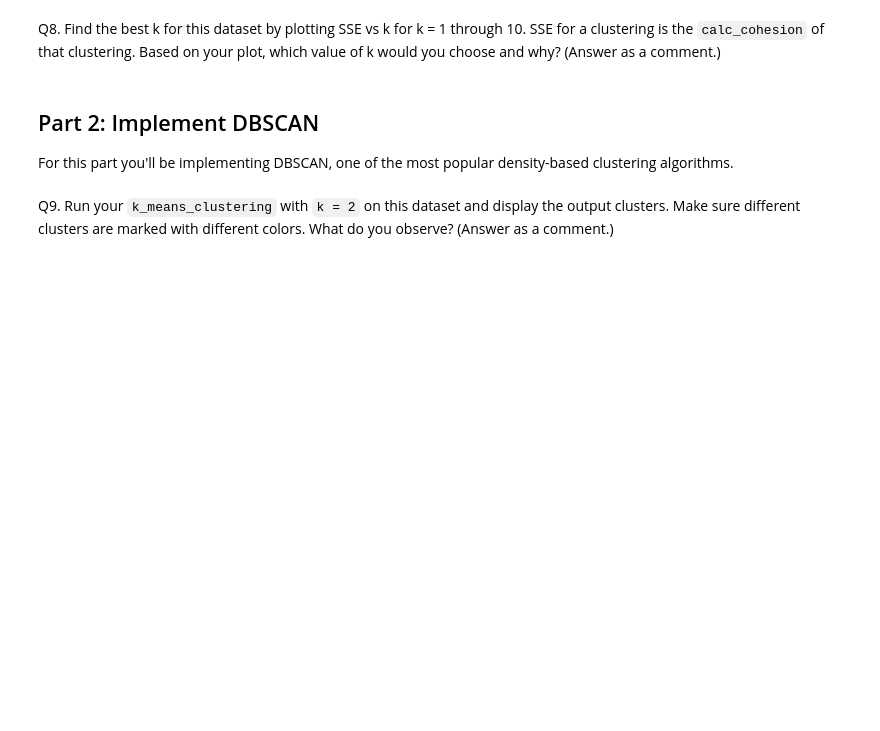
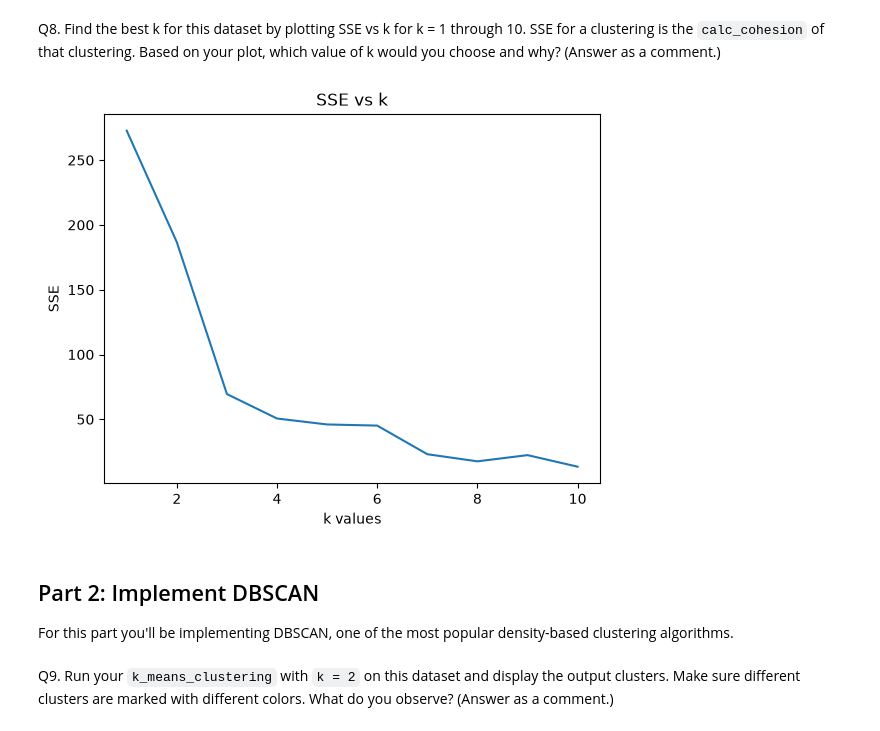
Before and after one commit to sajyra/ml_hw5, a Jupyter notebook: Assignment5.ipynb, the cells around one changed output. Saved outputs shown, nothing was run; the diff lists cells and outputs as text; code cells hidden in the pictures; blank space fills up the shorter version.

```diff
--- a/Assignment5.ipynb
+++ b/Assignment5.ipynb
@@ -152,3 +163,23 @@ Q8. Find the best k for this dataset by plotting SSE vs k for k = 1 through 10.
+# %%
+# your code goes here
+list_k = list()
+list_sse = list()
+for i in range(1, 11):
+    list_k.append(i)
+    cur_mu, cur_labels = k_means_clustering(data, i)
+    cur_cohesion = calc_cohesion(data, cur_labels, cur_mu)
+    list_sse.append(cur_cohesion)
+
+plt.plot(list_k, list_sse)
+plt.xlabel("k values")
+plt.ylabel("SSE")
+plt.title("SSE vs k")
+plt.show()
+
+# The best k for this dataset is 3 because that is where the "elbow" of the graph occurs and where you get diminishing returns for decrease
+# in SSE versus an increase in k.
+# %% [output]
+[figure, added]
 # %% [markdown]
 ## Part 2: Implement DBSCAN
 
```
Also changed, not shown: parts of 6 cells of this notebook.
